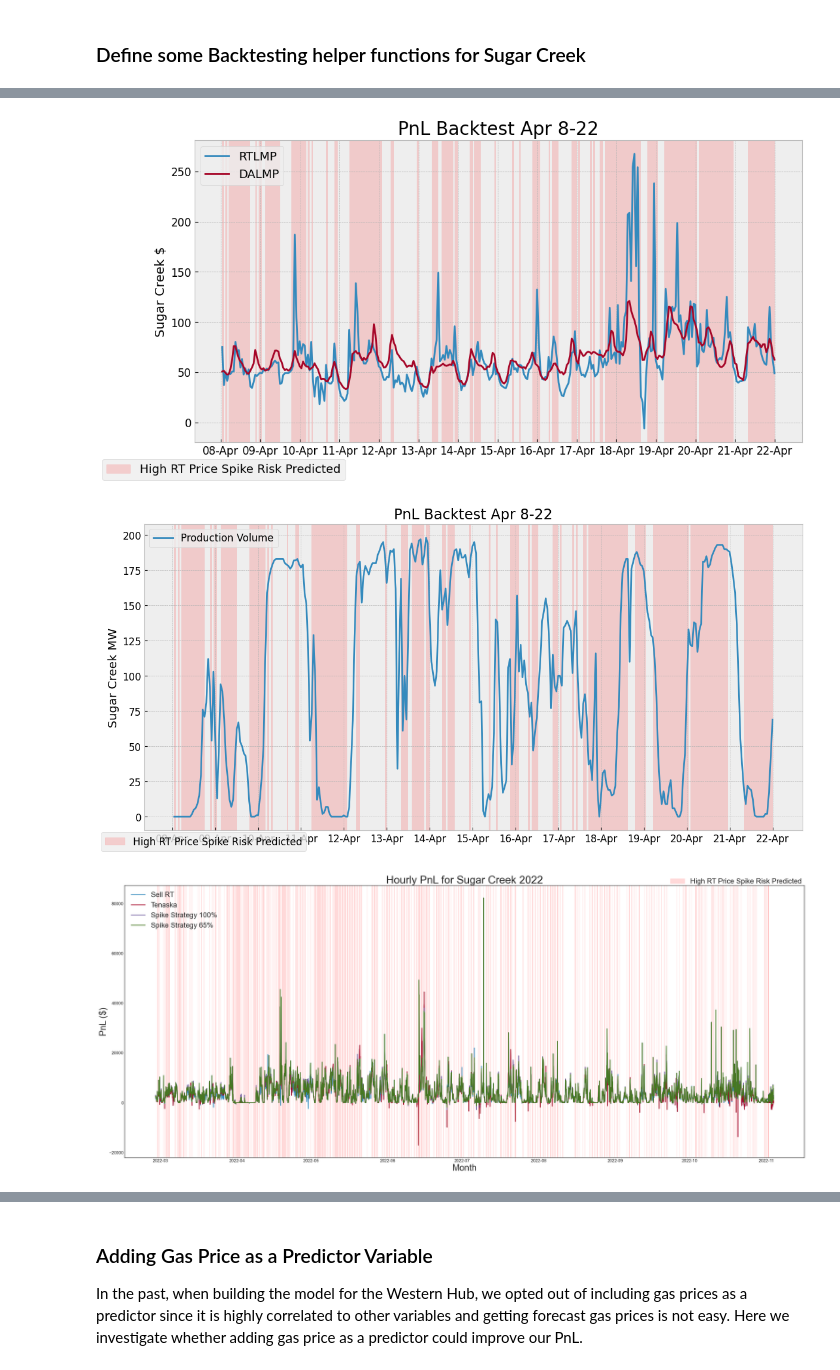
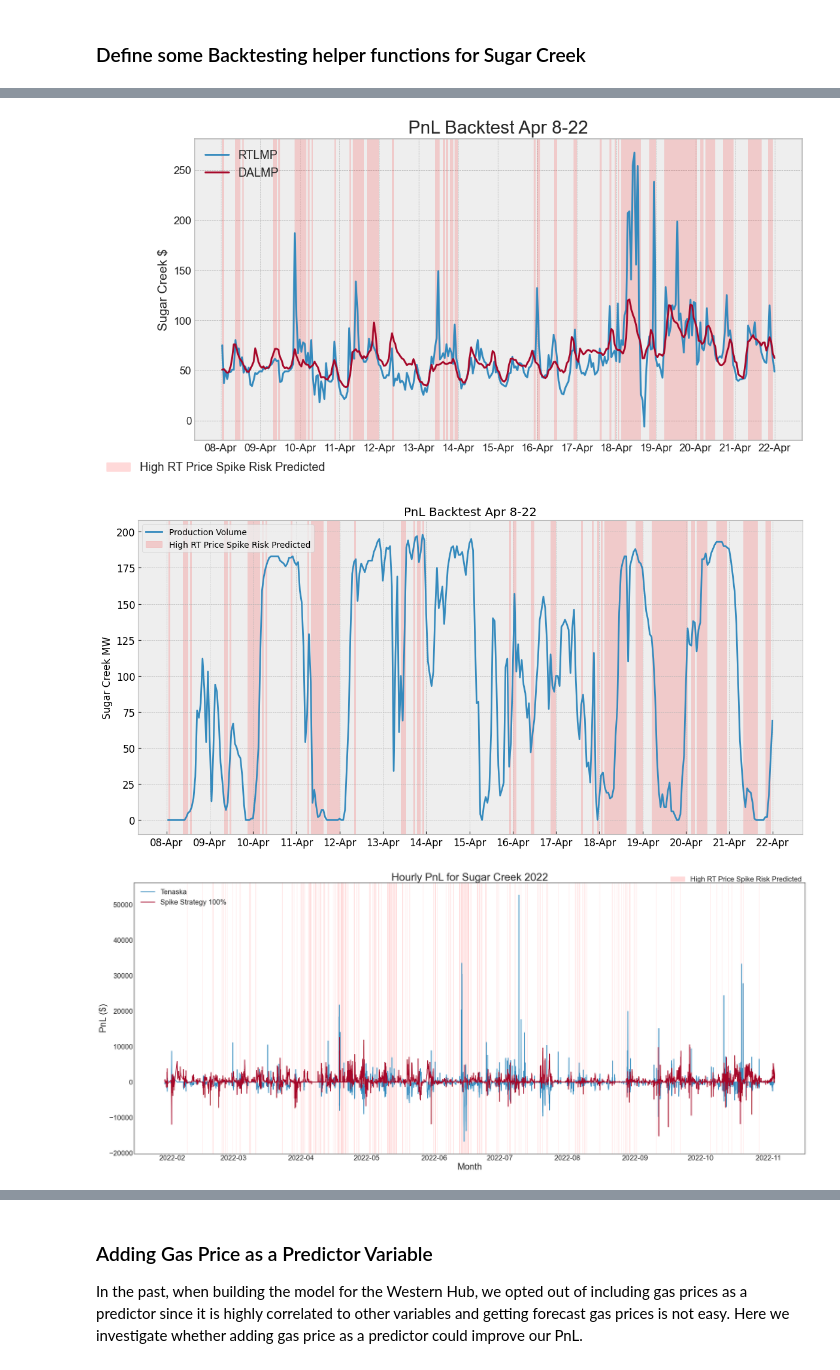
Before and after one commit to katerinav44/Pricing-Models-for-ISOs, a Jupyter notebook: MISO Sugar Creek.ipynb, the cells around one changed output, grey strips where cells are left out. Saved outputs shown, nothing was run; the diff lists cells and outputs as text; code cells hidden in the pictures.

```diff
--- a/MISO Sugar Creek.ipynb
+++ b/MISO Sugar Creek.ipynb
@@ -669,15 +675,15 @@ def pnl_test_get_res(df,Lag, Threshold, Influence,start_date="2022-04-01", end_d
    'RTLMP': df['RTLMP'][-i:],
    'Spike Real':df['PEAK'][-i:],
    "Spike Predicted":spike_pred,
-   "PnL: Sell RT": df['GENERATION_MW'][-i:]*(df['RTLMP'][-i:]),
-   "PnL: Tenaska": df['GENERATION_MW'][-i:]*(df['RTLMP'][-i:])-df['DA_MW'][-i:]*(df['DALMP'][-i:]-df['RTLMP'][-i:]),
+   #"PnL: Sell RT": df['GENERATION_MW'][-i:]*(df['RTLMP'][-i:]),
+   "PnL: Tenaska": df['DA_MW'][-i:]*(df['DALMP'][-i:]-df['RTLMP'][-i:]),
    "Red Zone Helper": df['PREVIOUS_DAY_FORECAST_VOLUME'][-i:]*(df['DALMP'][-i:]-df['RTLMP'][-i:])
     }
     res=pd.DataFrame(d)
     res=res.reset_index(drop=True)
     #(error on forecast, 65%) * DA UL forecast * (DALMP - RTLMP) [if not in red zone]
-    res['PnL: Spike Algorithm'] = np.where((res['Spike Predicted']) == 1,res['PnL: Sell RT'], res['PnL: Sell RT']+res['Red Zone Helper'])
-    res['PnL: Spike Algorithm (65%)'] = np.where((res['Spike Predicted']) == 1,res['PnL: Sell RT'], res['PnL: Sell RT']+(0.65*res['Red Zone Helper']))
+    res['PnL: Spike Algorithm'] = np.where((res['Spike Predicted']) == 1,0, res['Red Zone Helper'])
+    #res['PnL: Spike Algorithm (65%)'] = np.where((res['Spike Predicted']) == 1,res['PnL: Sell RT'], res['PnL: Sell RT']+(0.65*res['Red Zone Helper']))
     res=res.drop(['Red Zone Helper'],axis=1)
 
     return res
@@ -798,5 +820,5 @@ study.optimize(objective_sugar_creek, n_trials=20, n_jobs=-1)
 # %%
-pnl_sugar_creek=run_through_dates_dalmp(df, 32, 0.5,0.17, '2021-12-01')
+pnl_sugar_creek=run_through_dates(df, 304, 0.75,1, '2021-12-01')
 # %%
 pnl_sugar_creek.reset_index(inplace=True, drop=True)
 # %%
@@ -809,7 +831,7 @@ df_hourly_A = pnl_sugar_creek.loc[mask]
 plt.style.use('bmh')
 fig, ax = plt.subplots(figsize = (20, 10),tight_layout=True)
 
-pnl1,=plt.plot(df_hourly_A['DATETIME'], df_hourly_A['PnL: Sell RT'], label='Sell RT')
+#pnl1,=plt.plot(df_hourly_A['DATETIME'], df_hourly_A['PnL: Sell RT'], label='Sell RT')
 
 pnl2,=plt.plot(df_hourly_A['DATETIME'], df_hourly_A['PnL: Spike Algorithm'], label='Spike Strategy')
 
@@ -818,12 +840,11 @@ pnl3,=plt.plot(df_hourly_A['DATETIME'], df_hourly_A['PnL: Tenaska'], label='Tena
 #ax.xaxis.set_major_locator(md.DayLocator())
 #ax.xaxis.set_major_formatter(md.DateFormatter('%d-%b'))
 ax.set_title("Hourly PnL for Sugar Creek Apr 8-22", fontsize='30')
-ax.set_ylabel("PnL",fontsize='30')
+ax.set_ylabel("PnL",fontsize='15')
 
 df_hourly_A.apply(lambda row: plot_fill(row['DATETIME'], row['Spike Predicted']), axis=1)
 red_patch = mpatches.Patch(color='red',alpha=0.15, label='High RT Price Spike Risk Predicted')
 fig.legend(handles=[red_patch], loc='lower left')
-ax.legend(handles=[pnl1,pnl2, pnl3],loc='upper left')
-plt.rcParams.update({'font.size': '22'})
+ax.legend(handles=[pnl2, pnl3],loc='upper left')
 plt.show()
 # %% [output]
@@ -831,11 +852,12 @@ plt.show()
 # %%
 plt.style.use('bmh')
+matplotlib.rc('xtick', labelsize='12')
+matplotlib.rc('ytick', labelsize='12')
 fig, ax = plt.subplots(figsize = (12,6))
 res=df_hourly_A
 res['DATETIME']=pd.to_datetime(res['DATETIME'])
 rtlmp,=plt.plot(res['DATETIME'], res['RTLMP'], label='RTLMP')
 dalmp,=plt.plot(res['DATETIME'], res['DALMP'], label='DALMP')
-
 
 ax.xaxis.set_major_locator(md.DayLocator())
 ax.xaxis.set_major_formatter(md.DateFormatter('%d-%b'))
@@ -846,10 +868,10 @@ res.apply(lambda row: plot_fill(row['DATETIME'], row['Spike Predicted']), axis=1
 red_patch = mpatches.Patch(color='red',alpha=0.15, label='High RT Price Spike Risk Predicted')
 fig.legend(handles=[red_patch], loc='lower left', fontsize='13')
 ax.legend(handles=[rtlmp,dalmp],loc='upper left', fontsize='13')
-plt.rcParams.update({'font.size': '12'})
+
 plt.show()
 # %% [output]
-[figure, old version]
+[figure, new version]
 # %%
 plt.style.use('bmh')
 fig, ax = plt.subplots(figsize = (12, 6),tight_layout=True)
@@ -867,43 +889,42 @@ ax.set_ylabel("Sugar Creek MW")
 
 df_hourly_A.apply(lambda row: plot_fill(row['DATETIME'], row['Spike Predicted']), axis=1)
 red_patch = mpatches.Patch(color='red',alpha=0.15, label='High RT Price Spike Risk Predicted')
-fig.legend(handles=[red_patch], loc='lower left')
-ax.legend(handles=[prod],loc='upper left')
+ax.legend(handles=[prod, red_patch],loc='upper left')
 plt.show()
 # %% [output]
-[figure, old version]
+[figure, new version]
 # %%
 #Chart 1 hourly PnL over the course of the whole year
 #mask = (pnl_sugar_creek['DATETIME'] > pd.to_datetime('2022-04-08')) & (pnl_sugar_creek['DATETIME'] <= pd.to_datetime('2022-04-22'))
 df_hourly_A = pnl_sugar_creek
 
 
 plt.style.use('seaborn-white')
 fig, ax = plt.subplots(figsize=(28,12),
                        tight_layout=True)
 
-pnl1,=plt.plot(df_hourly_A['DATETIME'], df_hourly_A['PnL: Sell RT'], label='Sell RT')
+#pnl1,=plt.plot(df_hourly_A['DATETIME'], df_hourly_A['PnL: Sell RT'], label='Sell RT')
 pnl3,=plt.plot(df_hourly_A['DATETIME'], df_hourly_A['PnL: Tenaska'], label='Tenaska')
 pnl2,=plt.plot(df_hourly_A['DATETIME'], df_hourly_A['PnL: Spike Algorithm'], label='Spike Strategy 100%')
-pnl4,=plt.plot(df_hourly_A['DATETIME'], df_hourly_A['PnL: Spike Algorithm (65%)'], label='Spike Strategy 65%')
+#pnl4,=plt.plot(df_hourly_A['DATETIME'], df_hourly_A['PnL: Spike Algorithm (65%)'], label='Spike Strategy 65%')
 
 
 
 ax.xaxis.set_major_locator(md.MonthLocator())
 #ax.xaxis.set_major_formatter(md.MonthFormatter('%b'))
 ax.set_title("Hourly PnL for Sugar Creek 2022", fontsize='30')
 ax.set_ylabel("PnL ($)", fontsize='25')
 ax.set_xlabel("Month", fontsize='25')
 
 df_hourly_A.apply(lambda row: plot_fill(row['DATETIME'], row['Spike Predicted']), axis=1)
 red_patch = mpatches.Patch(color='red',alpha=0.15, label='High RT Price Spike Risk Predicted')
 fig.legend(handles=[red_patch], loc='upper right', fontsize='20')
-ax.legend(handles=[pnl1,pnl3,pnl2,  pnl4],loc='upper left', fontsize='20')
+ax.legend(handles=[pnl3,pnl2],loc='upper left', fontsize='20')
 plt.rc('xtick', labelsize='24')
 plt.rc('ytick', labelsize='24')
 plt.show()
 # %% [output]
-[figure, old version]
+[figure, new version]
 # %%
 #Chart 2 cumulative PnL over the course of the whole year
 
```
Also changed, not shown: parts of 24 cells of this notebook.
